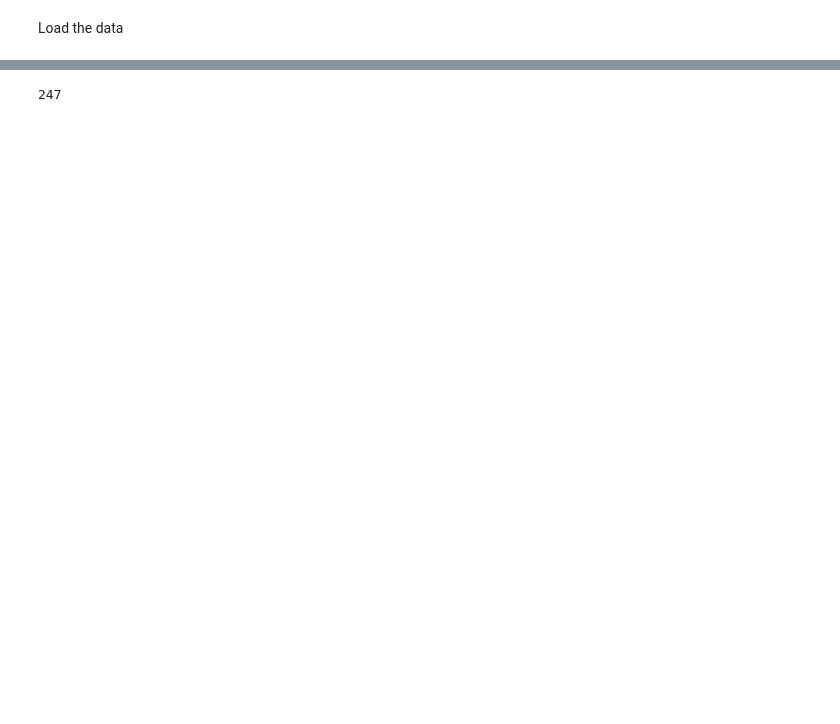
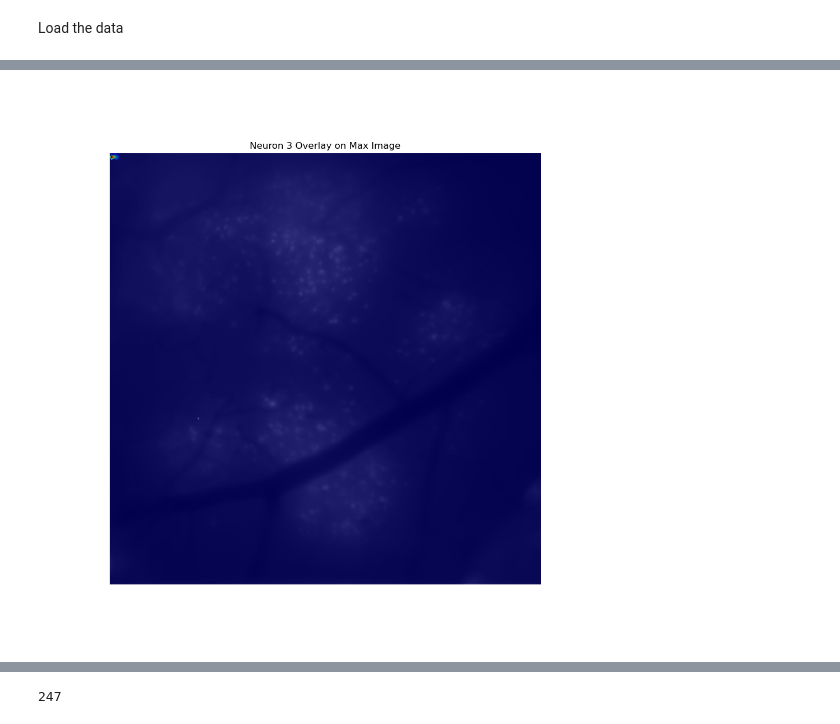
Before and after one commit to st-ts/Ca_pre, a Jupyter notebook: caiman/Traces_events.ipynb, the cells around one changed output, grey strips where cells are left out. Drawn from its saved outputs; the diff is of its cells as text; code cells hidden in the pictures; blank space fills up the shorter version.

```diff
--- a/caiman/Traces_events.ipynb
+++ b/caiman/Traces_events.ipynb
@@ -58,0 +66,27 @@ C_array = np.array(C_list)
+# %%
+# Make an image with max values of intensity
+max_image = np.max(images, axis=0)
+
+
+# Component number (Python index starts at 0, so component 3 is index 2)
+component_num = 2
+
+# Extract spatial component and reshape
+spatial_component = A_array[:, component_num].reshape(d1, d2)
+# Create a figure
+plt.figure(figsize=(10, 10))
+
+# Display the mean image
+plt.imshow(max_image, cmap='gray')
+
+# Overlay the spatial component
+# Adjust the alpha to make the overlay more or less transparent
+plt.imshow(spatial_component, cmap='jet', alpha=0.6)
+
+# Add titles and labels as needed
+plt.title(f'Neuron {component_num + 1} Overlay on Max Image')
+plt.axis('off')
+
+plt.show()
+# %% [output]
+[figure, new version]
```
Also changed, not shown: parts of 13 cells of this notebook.
